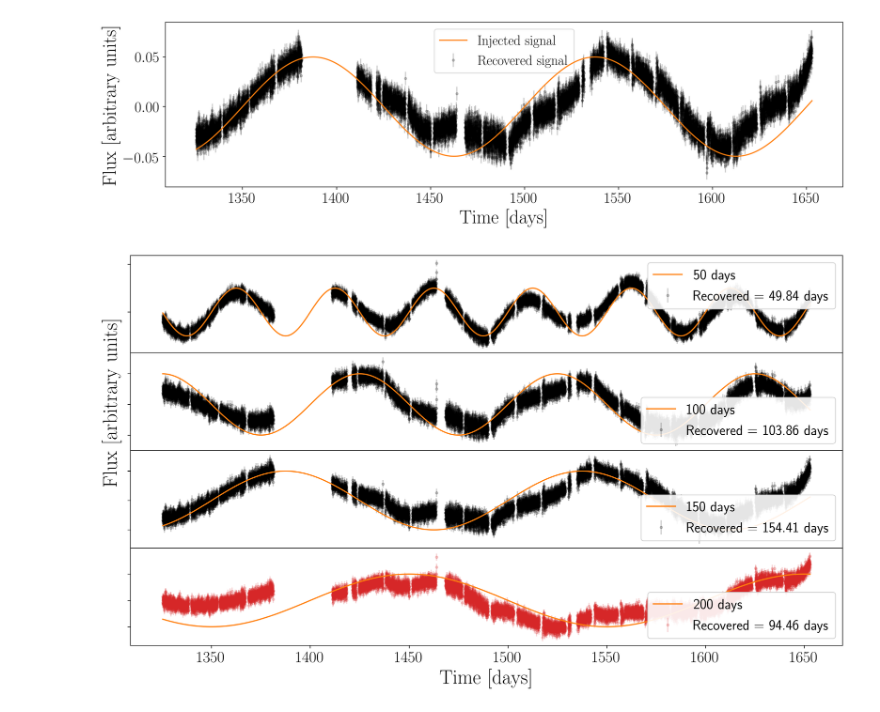
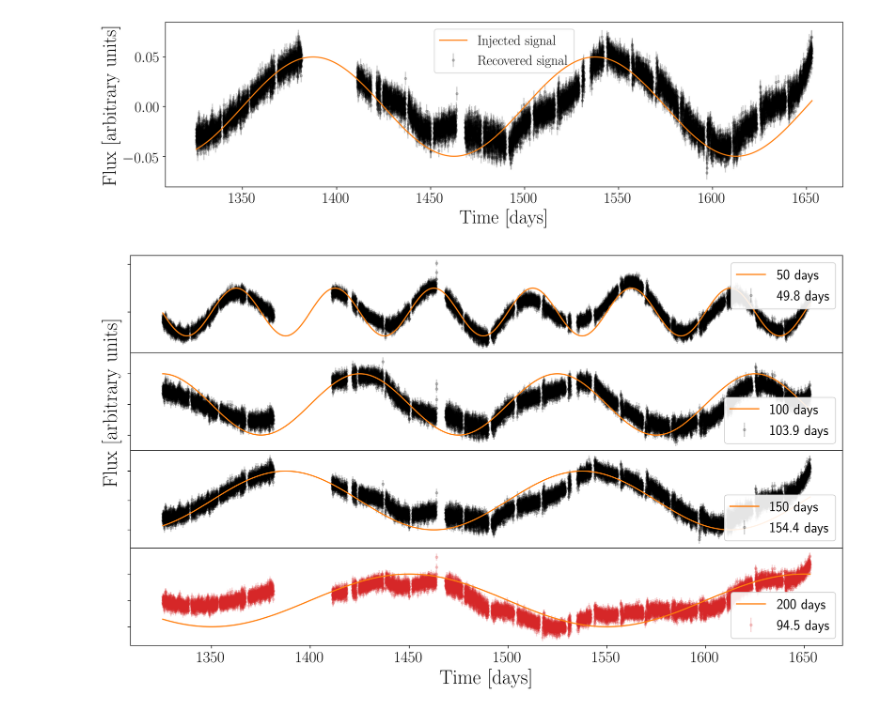
Before and after one commit to RuthAngus/TESS-rotation, a Jupyter notebook: code/notebooks/Injections.ipynb, the cells around one changed output. Cells and saved outputs as stored; diff of their text form; code cells hidden in the pictures.

```diff
--- a/code/notebooks/Injections.ipynb
+++ b/code/notebooks/Injections.ipynb
@@ -434,7 +436,7 @@ def plot_ax(ax, time, flux, flux_err, period, maxp=period+50):
     if period == 200:
         fmt="C3."
     ax.errorbar(time, flux-np.polyval(p, time), yerr=flux_err, fmt=fmt, alpha=.2,
-                label=f"Recovered = {ls_period:.2f} days", zorder=0, rasterized=True)
+                label=f"{ls_period:.1f} days", zorder=0, rasterized=True)
     xs = np.linspace(min(time), max(time), 1000)
     ax.plot(xs, 0.05*np.sin(xs*2*np.pi/period), "C1", zorder=2, label=f"{period} days")
     ax.set_yticklabels([])
@@ -442,27 +444,28 @@ def plot_ax(ax, time, flux, flux_err, period, maxp=period+50):
 # %%
 fig = plt.figure(figsize=(16, 9), dpi=200)
 
 ax1 = fig.add_subplot(411)
 ax1 = plot_ax(ax1, time, flux, flux_err, 50)
 ax1.legend(loc="upper right", fontsize=18, framealpha=.9)
 # ax1.legend(loc="upper center", fontsize=18)
 
 ax2 = fig.add_subplot(412)
 ax2 = plot_ax(ax2, time100, flux100, flux_err100, 100)
 ax2.set_ylabel("$\mathrm{Flux~[arbitrary~units]}$");
 ax2.legend(loc="lower right", fontsize=18, framealpha=.9)
 
 ax3 = fig.add_subplot(413)
 plot_ax(ax3, time150, flux150, flux_err150, 150)
 ax3.legend(loc="lower right", fontsize=18, framealpha=.9)
+ax3.set_xlabel("$\mathrm{Time~[days]}$")
 
 ax4 = fig.add_subplot(414)
 ax4 = plot_ax(ax4, time200, flux200, flux_err200, 200)
 ax4.set_xlabel("$\mathrm{Time~[days]}$")
 ax4.legend(loc="lower right", fontsize=18, framealpha=.9)
 
 plt.subplots_adjust(hspace=0)
 plt.savefig("injection_recovery")
 plt.savefig("injection_recovery.pdf")
 # %% [output]
-[figure, old version]
+[figure, new version]
```
Also changed, not shown: parts of 1 cell of this notebook, 3 other files.
